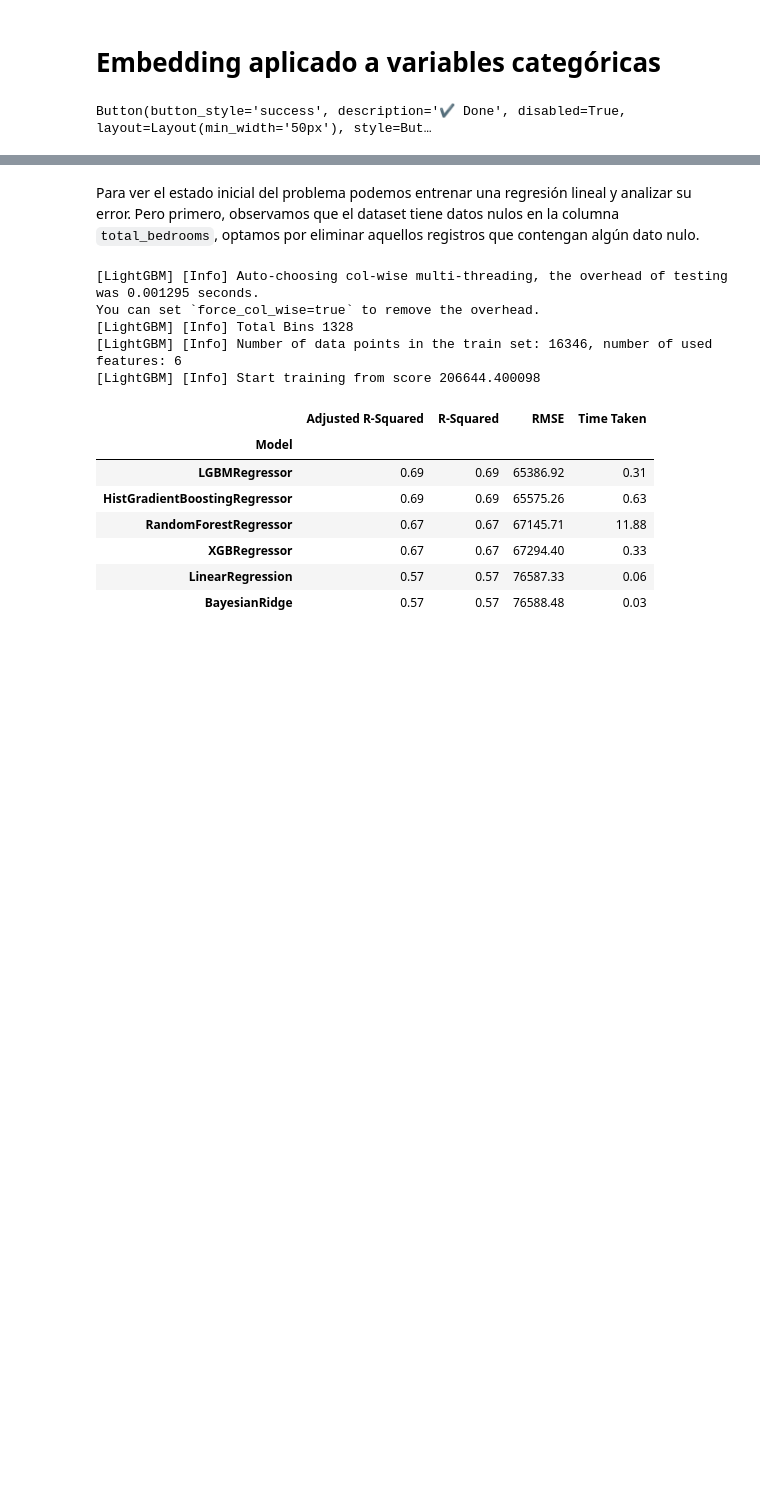
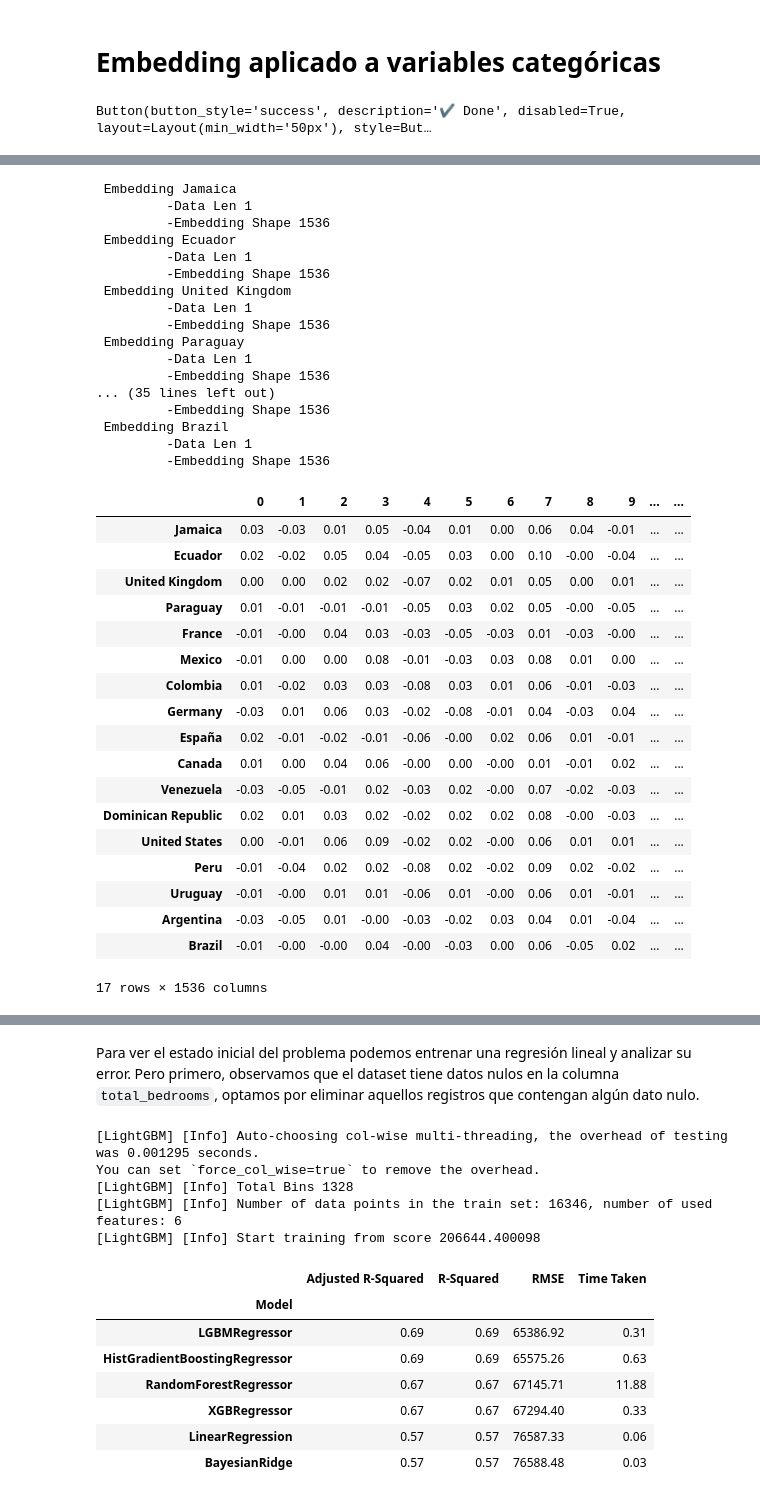
Before and after one commit to santhiperbolico/categorical_variables_treatment, a Jupyter notebook: embedding_aplicado_a_variables_categ_ricas.ipynb, the cells around one changed output, grey strips where cells are left out. Saved outputs shown, nothing was run; the diff lists cells and outputs as text; code cells hidden in the pictures; blank space fills up the shorter version.

```diff
--- a/embedding_aplicado_a_variables_categ_ricas.ipynb
+++ b/embedding_aplicado_a_variables_categ_ricas.ipynb
@@ -76,0 +152,75 @@ El conjunto de datos "Home Credit Default Risk" de Kaggle está diseñado para a
+# %%
+#@markdown Configurar las credenciales de OpenAI y generamos el embedding de los diferentes paises.
+env_file = "/content/drive/MyDrive/Mis Cosas/Data Science/ML-IA/env" #@param
+
+if env_file == "":
+  load_dotenv()
+else:
+  load_dotenv(env_file)
+
+params = {
+  "api_key": os.getenv("API_KEY")
+}
+
+countries = [
+    "Jamaica",
+    "Ecuador",
+    "United Kingdom",
+    "Paraguay",
+    "France",
+    "Mexico",
+    "Colombia",
+    "Germany",
+    "España",
+    "Canada",
+    "Venezuela",
+    "Dominican Republic",
+    "United States",
+    "Peru",
+    "Uruguay",
+    "Argentina",
+    "Brazil"
+]
+
+
+client = OpenAI(api_key=params.get("api_key"))
+
+df_origin = create_embedding(client, countries)
+df_origin
+# %% [output]
+ Embedding Jamaica
+         -Data Len 1
+         -Embedding Shape 1536
+ Embedding Ecuador
+         -Data Len 1
+         -Embedding Shape 1536
+ Embedding United Kingdom
+         -Data Len 1
+         -Embedding Shape 1536
+ Embedding Paraguay
+         -Data Len 1
+         -Embedding Shape 1536
+... (35 lines left out)
+         -Embedding Shape 1536
+ Embedding Brazil
+         -Data Len 1
+         -Embedding Shape 1536
+|  | 0 | 1 | 2 | 3 | 4 | 5 | 6 | 7 | 8 | 9 | ... | ... |
+| Jamaica | 0.03 | -0.03 | 0.01 | 0.05 | -0.04 | 0.01 | 0.00 | 0.06 | 0.04 | -0.01 | ... | ... |
+| Ecuador | 0.02 | -0.02 | 0.05 | 0.04 | -0.05 | 0.03 | 0.00 | 0.10 | -0.00 | -0.04 | ... | ... |
+| United Kingdom | 0.00 | 0.00 | 0.02 | 0.02 | -0.07 | 0.02 | 0.01 | 0.05 | 0.00 | 0.01 | ... | ... |
+| Paraguay | 0.01 | -0.01 | -0.01 | -0.01 | -0.05 | 0.03 | 0.02 | 0.05 | -0.00 | -0.05 | ... | ... |
+| France | -0.01 | -0.00 | 0.04 | 0.03 | -0.03 | -0.05 | -0.03 | 0.01 | -0.03 | -0.00 | ... | ... |
+| Mexico | -0.01 | 0.00 | 0.00 | 0.08 | -0.01 | -0.03 | 0.03 | 0.08 | 0.01 | 0.00 | ... | ... |
+| Colombia | 0.01 | -0.02 | 0.03 | 0.03 | -0.08 | 0.03 | 0.01 | 0.06 | -0.01 | -0.03 | ... | ... |
+| Germany | -0.03 | 0.01 | 0.06 | 0.03 | -0.02 | -0.08 | -0.01 | 0.04 | -0.03 | 0.04 | ... | ... |
+| España | 0.02 | -0.01 | -0.02 | -0.01 | -0.06 | -0.00 | 0.02 | 0.06 | 0.01 | -0.01 | ... | ... |
+| Canada | 0.01 | 0.00 | 0.04 | 0.06 | -0.00 | 0.00 | -0.00 | 0.01 | -0.01 | 0.02 | ... | ... |
+| Venezuela | -0.03 | -0.05 | -0.01 | 0.02 | -0.03 | 0.02 | -0.00 | 0.07 | -0.02 | -0.03 | ... | ... |
+| Dominican Republic | 0.02 | 0.01 | 0.03 | 0.02 | -0.02 | 0.02 | 0.02 | 0.08 | -0.00 | -0.03 | ... | ... |
+| United States | 0.00 | -0.01 | 0.06 | 0.09 | -0.02 | 0.02 | -0.00 | 0.06 | 0.01 | 0.01 | ... | ... |
+| Peru | -0.01 | -0.04 | 0.02 | 0.02 | -0.08 | 0.02 | -0.02 | 0.09 | 0.02 | -0.02 | ... | ... |
+| Uruguay | -0.01 | -0.00 | 0.01 | 0.01 | -0.06 | 0.01 | -0.00 | 0.06 | 0.01 | -0.01 | ... | ... |
+| Argentina | -0.03 | -0.05 | 0.01 | -0.00 | -0.03 | -0.02 | 0.03 | 0.04 | 0.01 | -0.04 | ... | ... |
+| Brazil | -0.01 | -0.00 | -0.00 | 0.04 | -0.00 | -0.03 | 0.00 | 0.06 | -0.05 | 0.02 | ... | ... |
+17 rows × 1536 columns
```
Also changed, not shown: parts of 11 cells of this notebook.
